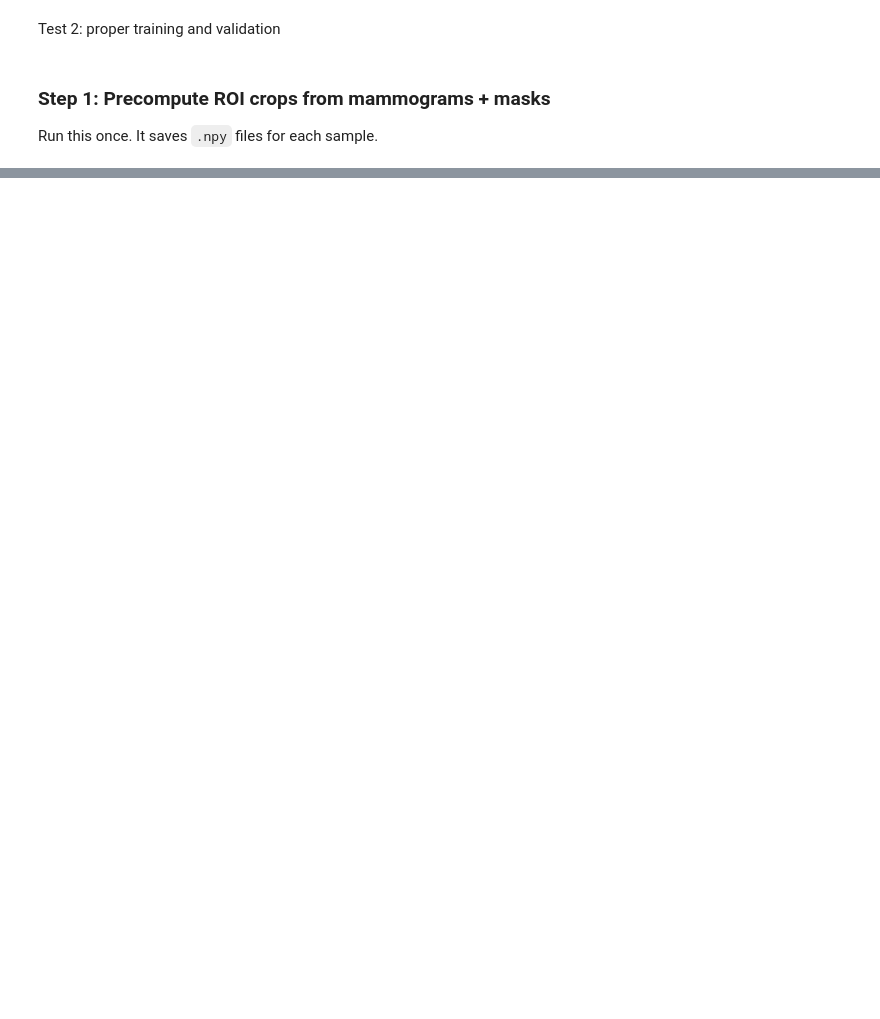
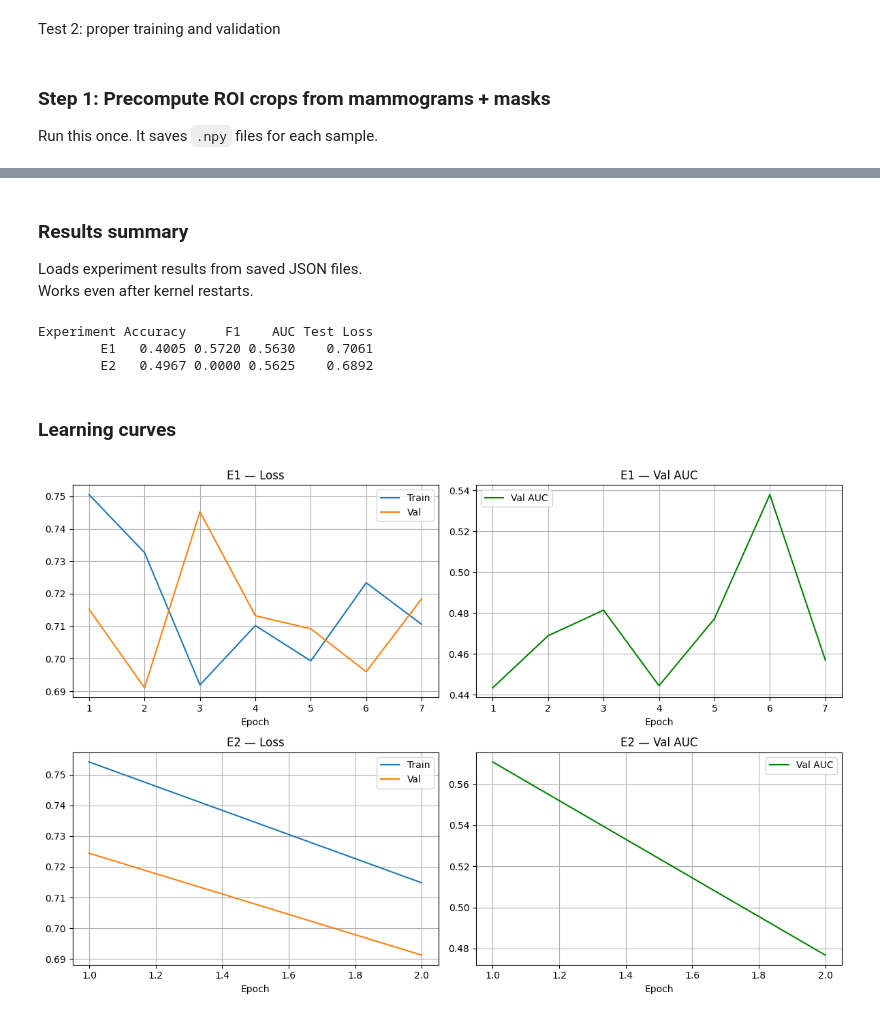
Before and after one commit to EstherRH00/TDA_Visual_Transformer, a Jupyter notebook: notebook.ipynb, the cells around one changed output, grey strips where cells are left out. Drawn from its saved outputs; the diff is of its cells as text; code cells hidden in the pictures; blank space fills up the shorter version.

Commit message:
first execution

```diff
--- a/notebook.ipynb
+++ b/notebook.ipynb
@@ -807,11 +556,0 @@ for exp_name, preprocess in [('E7', False), ('E8', True)]:
-# %%
-import pandas as pd
-
-rows = []
-for name, r in sorted(results.items()):
-    t = r['test']
-    rows.append({'Experiment': name, 'Accuracy': f"{t['accuracy']:.4f}",
-                 'F1': f"{t['f1']:.4f}", 'AUC': f"{t['auc']:.4f}"})
-
-summary = pd.DataFrame(rows)
-print(summary.to_string(index=False))
@@ -844,0 +579,60 @@ plt.show()
+# %% [markdown]
+### Results summary
+Loads experiment results from saved JSON files.
+Works even after kernel restarts.
+# %%
+import json, os, glob
+import pandas as pd
+
+results = {}
+for path in sorted(glob.glob('checkpoints/*_results.json')):
+    name = os.path.basename(path).replace('_results.json', '')
+    with open(path) as f:
+        results[name] = json.load(f)
+
+if results:
+    rows = []
+    for name, r in sorted(results.items()):
+        t = r['test']
+        rows.append({
+            'Experiment': name,
+            'Accuracy': f"{t['accuracy']:.4f}",
+            'F1': f"{t['f1']:.4f}",
+            'AUC': f"{t['auc']:.4f}",
+            'Test Loss': f"{t['loss']:.4f}"
+        })
+    print(pd.DataFrame(rows).to_string(index=False))
+else:
+    print('No results found in checkpoints/. Run experiments first.')
+# %% [output]
+Experiment Accuracy     F1    AUC Test Loss
+        E1   0.4005 0.5720 0.5630    0.7061
+        E2   0.4967 0.0000 0.5625    0.6892
+# %% [markdown]
+### Learning curves
+# %%
+import matplotlib.pyplot as plt
+
+if results:
+    n = len(results)
+    fig, axes = plt.subplots(n, 2, figsize=(12, 4 * n), squeeze=False)
+    for i, (name, r) in enumerate(sorted(results.items())):
+        h = r['history']
+        epochs = range(1, len(h['train_loss']) + 1)
+        # Loss
+        axes[i][0].plot(epochs, h['train_loss'], label='Train')
+        axes[i][0].plot(epochs, h['val_loss'], label='Val')
+        axes[i][0].set_title(f'{name} — Loss')
+        axes[i][0].set_xlabel('Epoch')
+        axes[i][0].legend()
+        axes[i][0].grid(True)
+        # AUC
+        axes[i][1].plot(epochs, h['val_auc'], label='Val AUC', color='green')
+        axes[i][1].set_title(f'{name} — Val AUC')
+        axes[i][1].set_xlabel('Epoch')
+        axes[i][1].legend()
+        axes[i][1].grid(True)
+    plt.tight_layout()
+    plt.show()
+# %% [output]
+[figure, added]
```
Also changed, not shown: parts of 16 cells of this notebook, 5 other files.
